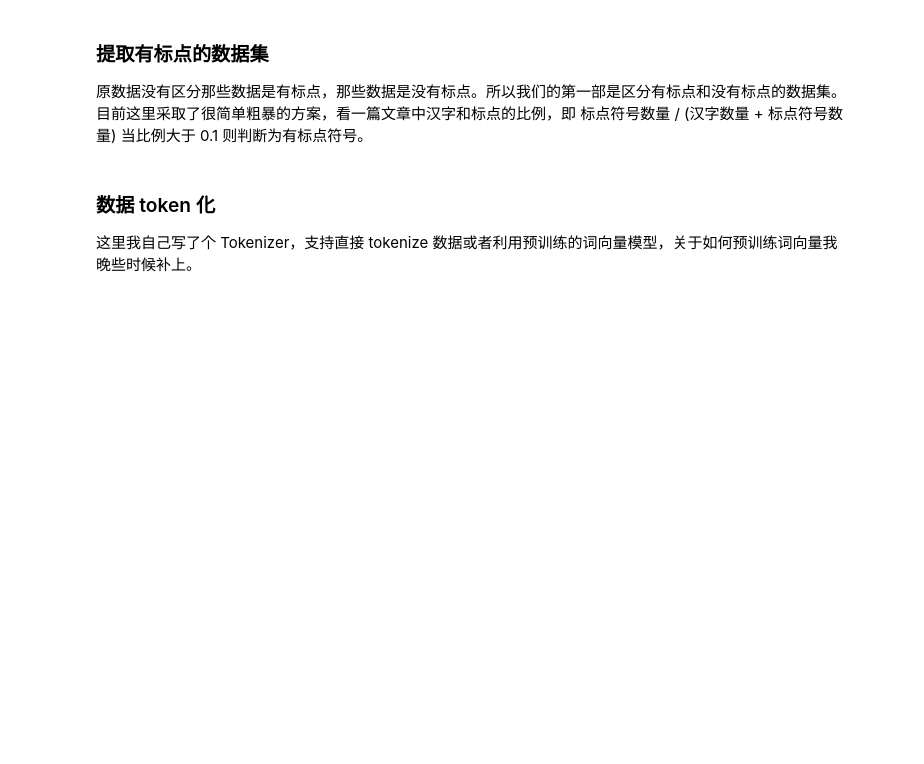
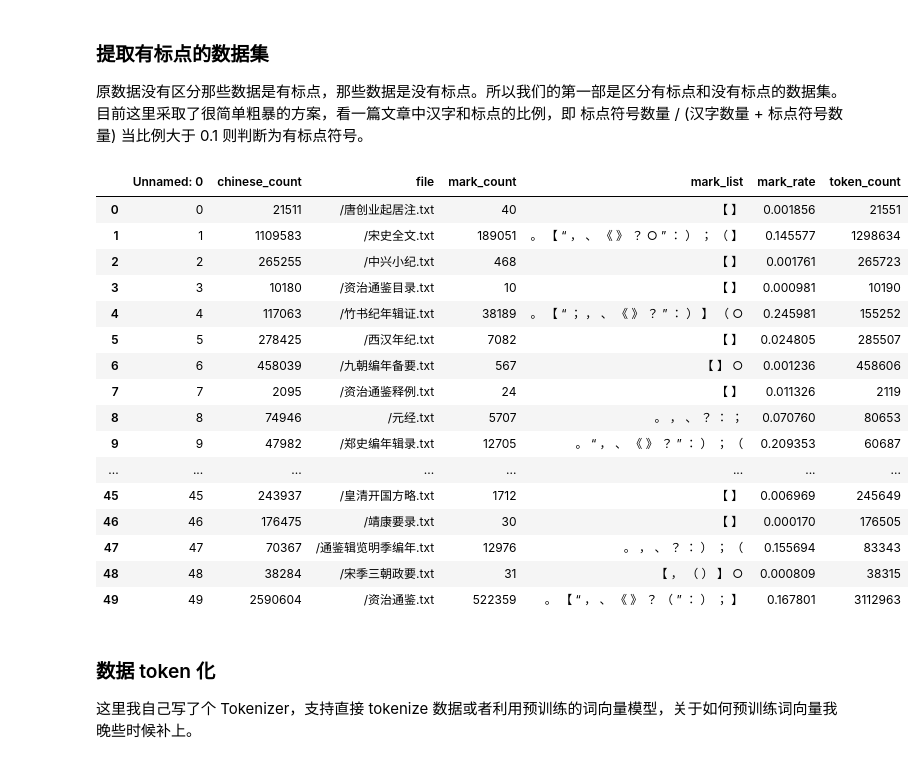
Before and after one commit to BrikerMan/classic_chinese_punctuate, a Jupyter notebook: example.ipynb, the cells around one changed output. Cells and saved outputs as stored; diff of their text form; code cells hidden in the pictures; blank space fills up the shorter version.

```diff
--- a/example.ipynb
+++ b/example.ipynb
@@ -20,5 +23,28 @@ Using TensorFlow backend.
 # %%
 from utils import split_data
 split_data.split_marked_unmarked_files(ORIGINAL_DATA_PATH, TARGET_DATA_PATH)
+# %%
+# 读取文件信息 csv 并展示
+import pandas as pd
+df = pd.read_csv('./file_info.csv')
+display(HTML(df.to_html()))
+# %% [output]
+|  | Unnamed: 0 | chinese_count | file | mark_count | mark_list | mark_rate | token_count |
+| 0 | 0 | 21511 | /唐创业起居注.txt | 40 | 【 】 | 0.001856 | 21551 |
+| 1 | 1 | 1109583 | /宋史全文.txt | 189051 | 。 【 “ ， 、 《 》 ？ ○ ” ： ） ； （ 】 | 0.145577 | 1298634 |
+| 2 | 2 | 265255 | /中兴小纪.txt | 468 | 【 】 | 0.001761 | 265723 |
+| 3 | 3 | 10180 | /资治通鉴目录.txt | 10 | 【 】 | 0.000981 | 10190 |
+| 4 | 4 | 117063 | /竹书纪年辑证.txt | 38189 | 。 【 “ ； ， 、 《 》 ？ ” ： ） 】 （ ○ | 0.245981 | 155252 |
+| 5 | 5 | 278425 | /西汉年纪.txt | 7082 | 【 】 | 0.024805 | 285507 |
+| 6 | 6 | 458039 | /九朝编年备要.txt | 567 | 【 】 ○ | 0.001236 | 458606 |
+| 7 | 7 | 2095 | /资治通鉴释例.txt | 24 | 【 】 | 0.011326 | 2119 |
+| 8 | 8 | 74946 | /元经.txt | 5707 | 。 ， 、 ？ ： ； | 0.070760 | 80653 |
+| 9 | 9 | 47982 | /郑史编年辑录.txt | 12705 | 。 “ ， 、 《 》 ？ ” ： ） ； （ | 0.209353 | 60687 |
+| ... | ... | ... | ... | ... | ... | ... | ... |
+| 45 | 45 | 243937 | /皇清开国方略.txt | 1712 | 【 】 | 0.006969 | 245649 |
+| 46 | 46 | 176475 | /靖康要录.txt | 30 | 【 】 | 0.000170 | 176505 |
+| 47 | 47 | 70367 | /通鉴辑览明季编年.txt | 12976 | 。 ， 、 ？ ： ） ； （ | 0.155694 | 83343 |
+| 48 | 48 | 38284 | /宋季三朝政要.txt | 31 | 【 ， （ ） 】 ○ | 0.000809 | 38315 |
+| 49 | 49 | 2590604 | /资治通鉴.txt | 522359 | 。 【 “ ， 、 《 》 ？ （ ” ： ） ； 】 | 0.167801 | 3112963 |
 # %% [markdown]
 ### 数据 token 化
```
Also changed, not shown: parts of 11 cells of this notebook, 2 other files.
